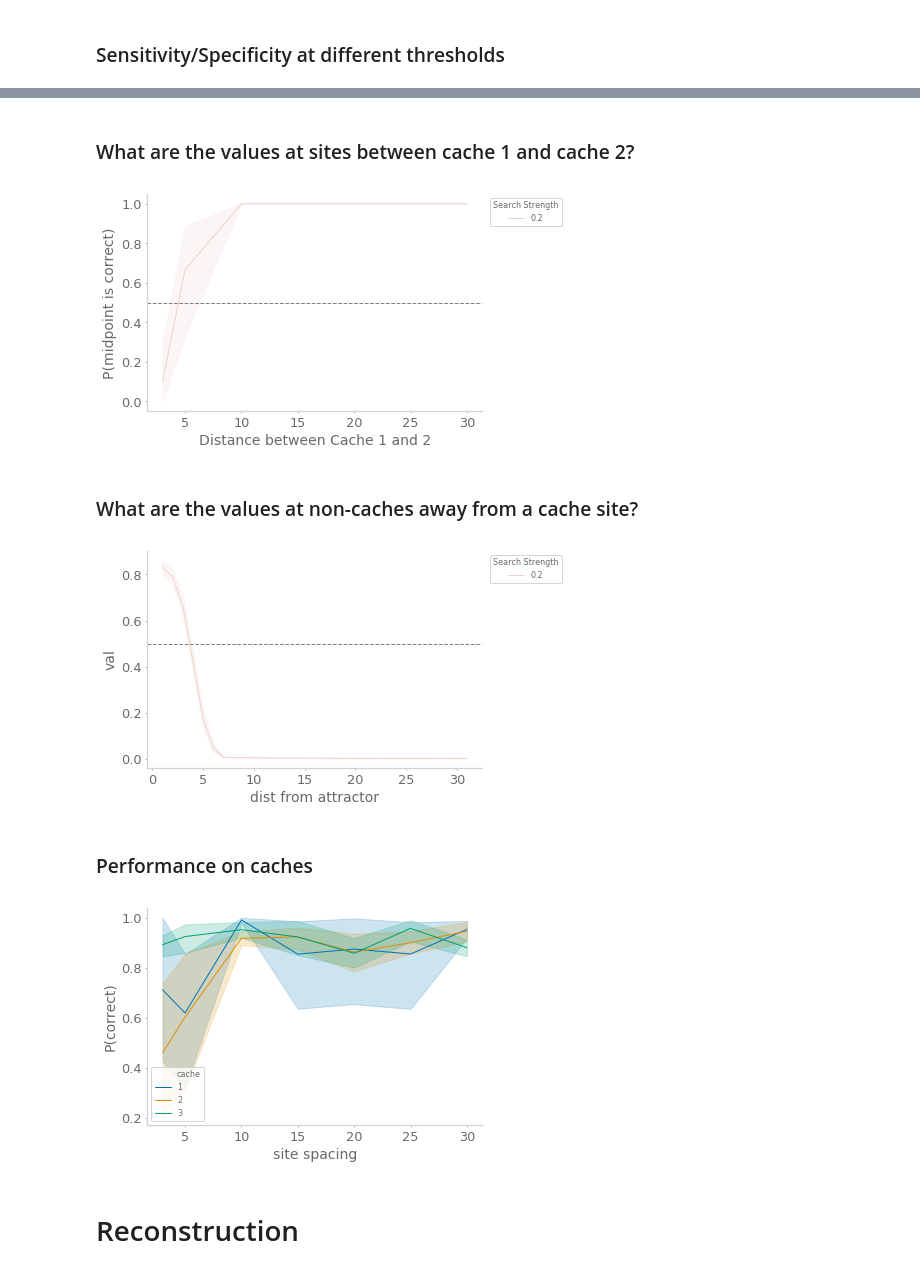
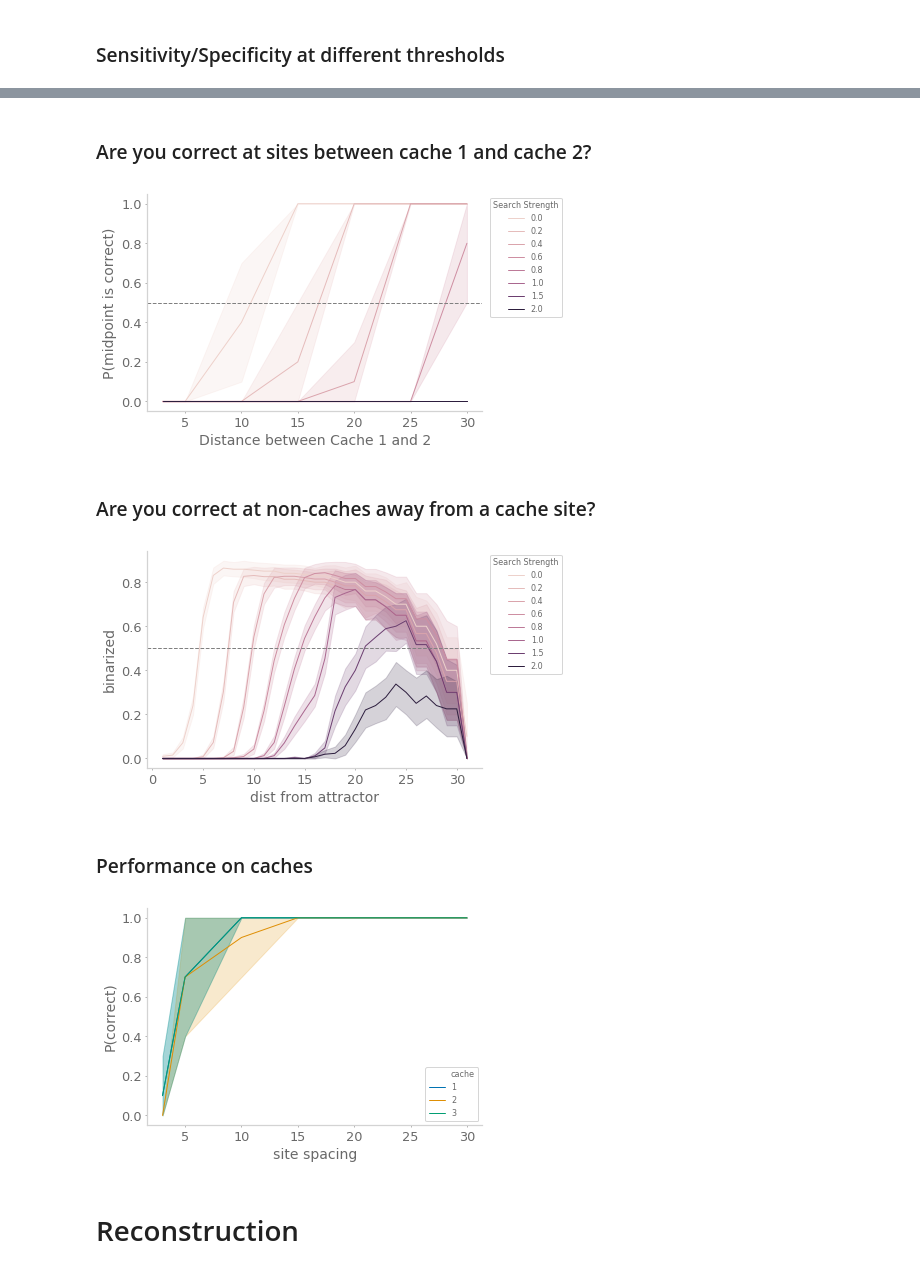
Before and after one commit to chingf/barcodes, a Jupyter notebook: Fig5-resolution-sweep-big-model.ipynb, the cells around one changed output, grey strips where cells are left out. Drawn from its saved outputs; the diff is of its cells as text; code cells hidden in the pictures.

```diff
--- a/Fig5-resolution-sweep-big-model.ipynb
+++ b/Fig5-resolution-sweep-big-model.ipynb
@@ -40,13 +40,7 @@ if load:
         summary_stats = pickle.load(f)
 else:
     truncate = False
-
-    summary_stats = {
-        'identification_1': None, 'identification_2': None,
-        'identification_3': None, 'identification_4': None,
-        'reconstruct_1': None, 'reconstruct_2': None,
-        'reconstruct_3': None, 'activations_1': None, 'activations_2': None
-        }
+    summary_stats = {}
 
     for param in os.listdir(exp_dir):
         if param == '.DS_Store': continue
@@ -78,7 +72,7 @@ else:
                     inputs, _site_spacing, search_strength=_param)
                 for key, _dict in _summary_stats.items():
                     n_samples = len(_dict[list(_dict.keys())[0]])
-                    if summary_stats[key] is None:
+                    if key not in summary_stats.keys():
                         summary_stats[key] = _dict
                     else:
                         for nested_key in _dict.keys():
@@ -137,9 +129,8 @@ plt.show()
 # %% [markdown]
-### What are the values at sites between cache 1 and cache 2?
+### Are you correct at sites between cache 1 and cache 2?
 # %%
 df = pd.DataFrame(summary_stats['identification_2'])
-df['binarized'] = 1 - (df['noncache val'] > 0.5)
-df = df[df['search strength'] > 0.15]
+df['binarized'] = df['noncache val'] < 0.5
 fig, ax = plt.subplots()
 sns.lineplot(
     x='site spacing', y='binarized', hue='search strength',
@@ -152,15 +143,15 @@ plt.xlabel('Distance between Cache 1 and 2')
 plt.ylabel('P(midpoint is correct)')
 plt.show()
 # %% [output]
-[figure, old version]
+[figure, new version]
 # %% [markdown]
-### What are the values at non-caches away from a cache site?
+### Are you correct at non-caches away from a cache site?
 # %%
 df = pd.DataFrame(summary_stats['identification_3'])
-df = df[df['search strength'] > 0.15]
+df['binarized'] = df['val'] < 0.5
 fig, ax = plt.subplots()
 sns.lineplot(
-    x='dist from attractor', y ='val',
+    x='dist from attractor', y ='binarized',
     hue='search strength', data=df
     )
 hue_values = df['search strength'].unique()
@@ -169,21 +160,22 @@ ax.legend(title='Search Strength', labels=formatted_labels, bbox_to_anchor=(1.25
 ax.axhline(0.5, color='gray', linestyle='--')
 plt.show()
 # %% [output]
-[figure, old version]
+[figure, new version]
 # %% [markdown]
 ### Performance on caches
 # %%
 df = pd.DataFrame(summary_stats['identification_4'])
-df = df[df['search strength'] == 0.2]
+df = df[df['search strength'] == 0.]
+df['binarized'] = df['val'] > 0.5
 fig, ax = plt.subplots()
 sns.lineplot(
-    x='site spacing', y ='val',
+    x='site spacing', y ='binarized',
     hue='cache', data=df, palette=['C0', 'C1', 'C2']
     )
 plt.ylabel('P(correct)')
 plt.show()
 # %% [output]
-[figure, old version]
+[figure, new version]
 # %% [markdown]
 # Reconstruction
 # %% [markdown]
```
Also changed, not shown: parts of 4 cells of this notebook, 2 other files.
